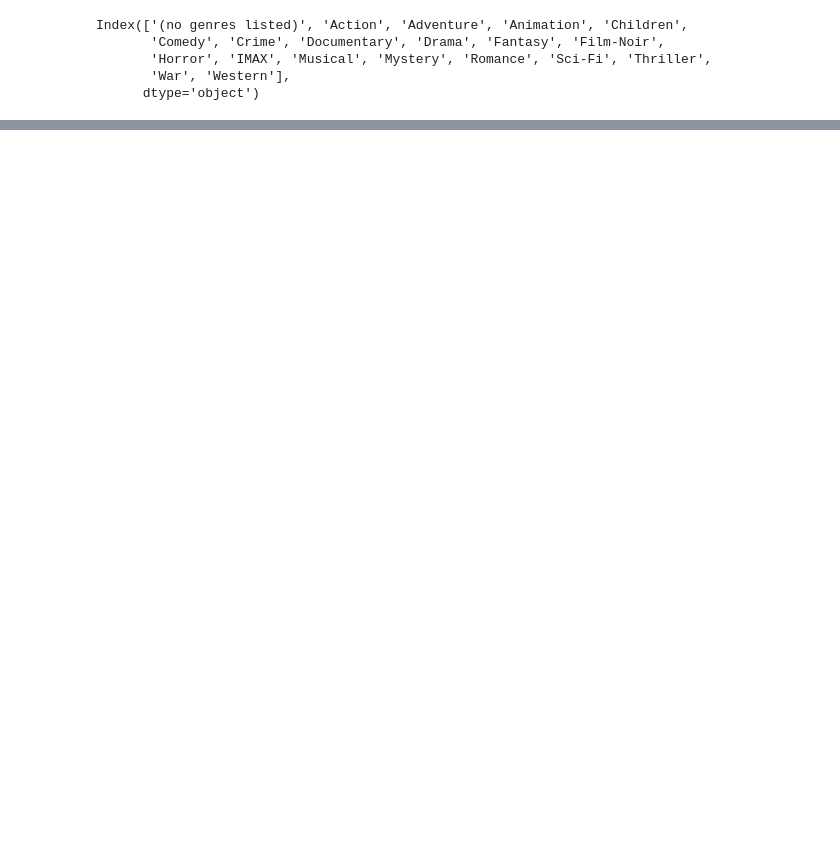
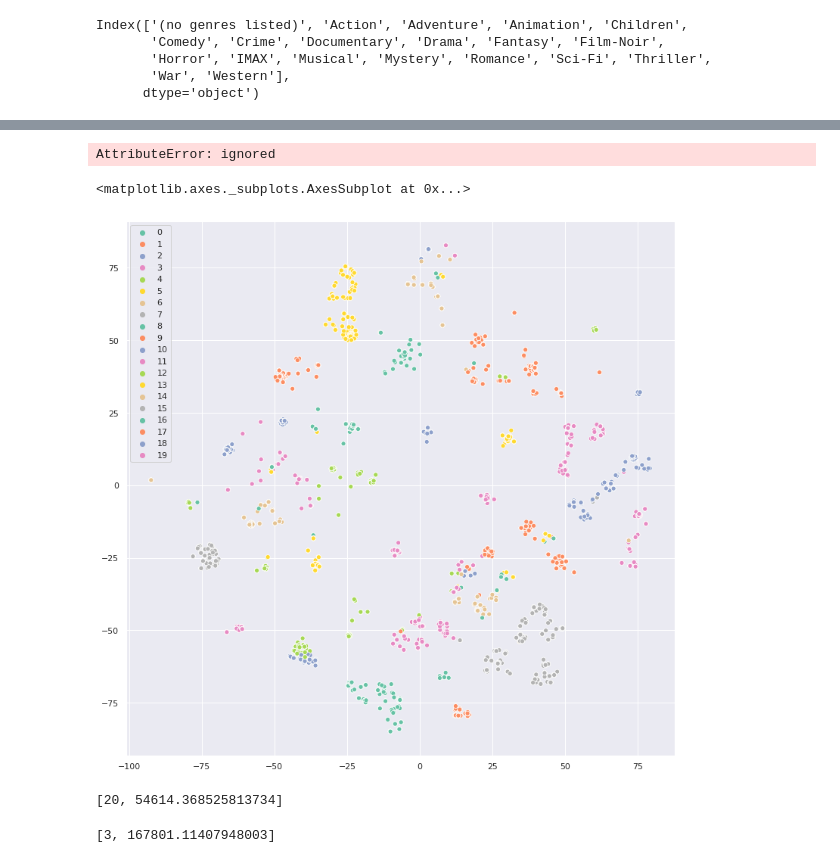
Before and after one commit to DWA-GIT/TESI-UNIFACISA, a Jupyter notebook: KMeans(Não_Supervisionado)_2.ipynb, the cells around one changed output, grey strips where cells are left out. Saved outputs shown, nothing was run; the diff lists cells and outputs as text; code cells hidden in the pictures; blank space fills up the shorter version.

```diff
--- a/KMeans(Não_Supervisionado)_2.ipynb
+++ b/KMeans(Não_Supervisionado)_2.ipynb
@@ -166,0 +172,19 @@ dados_dos_filmes[filtro].sample(10)
+# %%
+from sklearn.manifold import TSNE
+
+tsne = TSNE()
+
+view = tsne.fit_transform(generos_escalados)
+view
+# %% [output]
+AttributeError: ignored
+# %%
+import seaborn as sns
+
+
+sns.set(rc={'figure.figsize': (13,13)})
+
+sns.scatterplot(x=view[:,0], y=view[:, 1], hue = modelo.labels_, palette=sns.color_palette(palette="Set2", n_colors=20))
+# %% [output]
+<matplotlib.axes._subplots.AxesSubplot at 0x...>
+[figure, added]
@@ -166,0 +196,8 @@ dados_dos_filmes[filtro].sample(10)
+# %%
+KMeans_func(20, generos_escalados)
+# %% [output]
+[20, 54614.368525813734]
+# %%
+KMeans_func(3, generos_escalados)
+# %% [output]
+[3, 167801.11407948003]
```
Also changed, not shown: parts of 12 cells of this notebook.
